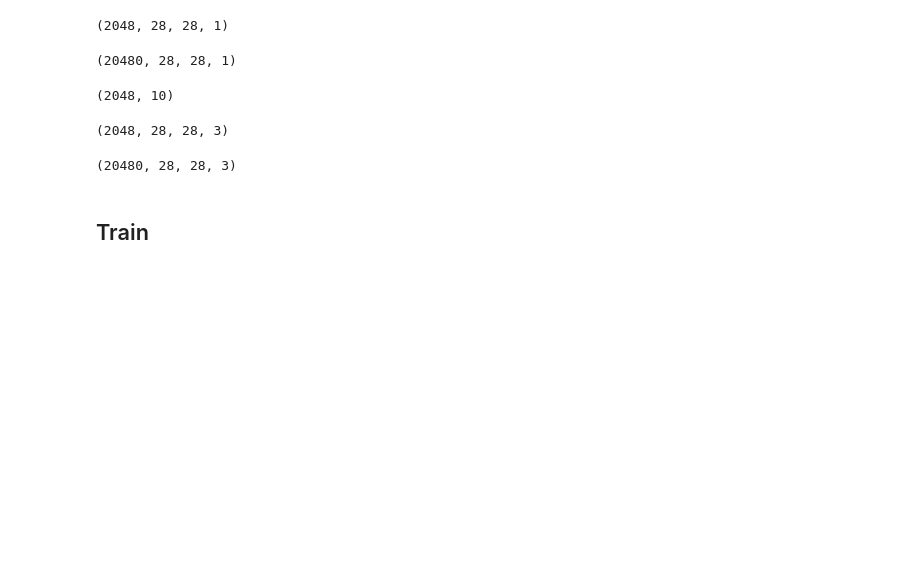
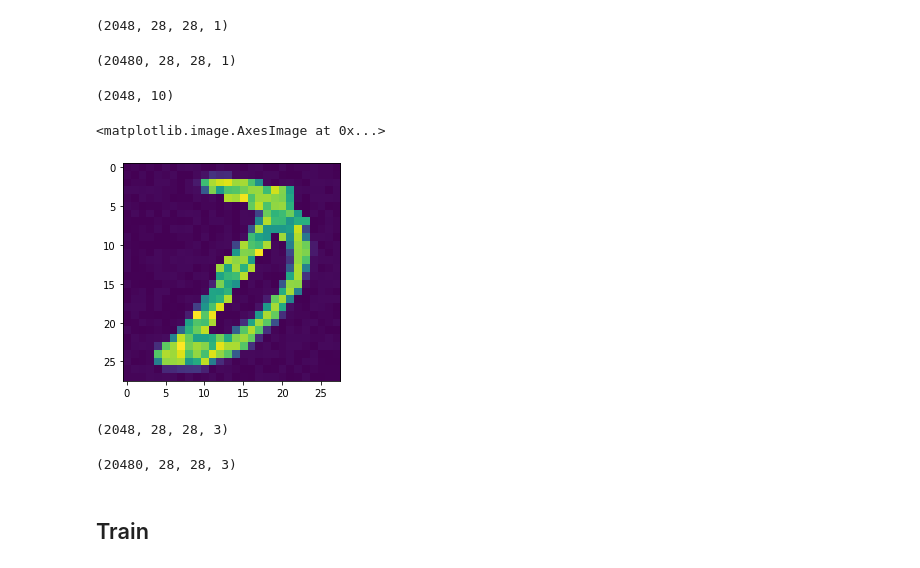
Before and after one commit to JaeHeee/DACON_seub, a Jupyter notebook: Dacon_rexnet_ensemble_channel3(origin, digit, alpha).ipynb, the cells around one changed output. Cells and saved outputs as stored; diff of their text form; code cells hidden in the pictures; blank space fills up the shorter version.

```diff
--- a/Dacon_rexnet_ensemble_channel3(origin, digit, alpha).ipynb
+++ b/Dacon_rexnet_ensemble_channel3(origin, digit, alpha).ipynb
@@ -176,6 +176,12 @@ X_test_digit = digit_image(X_test)
 # %%
 X_train_alpha = X_trains - X_train_digit/2
 X_test_alpha = X_test - X_test_digit/2
+# %%
+a = X_train_alpha[3].reshape(28,28)
+plt.imshow(a)
+# %% [output]
+<matplotlib.image.AxesImage at 0x...>
+[figure, added]
 # %%
 X_trains = np.concatenate((X_trains, X_train_digit, X_train_alpha),axis=-1)
 X_test = np.concatenate((X_test, X_test_digit, X_test_alpha),axis=-1)
```
Also changed, not shown: parts of 4 cells of this notebook, 1 other file.
